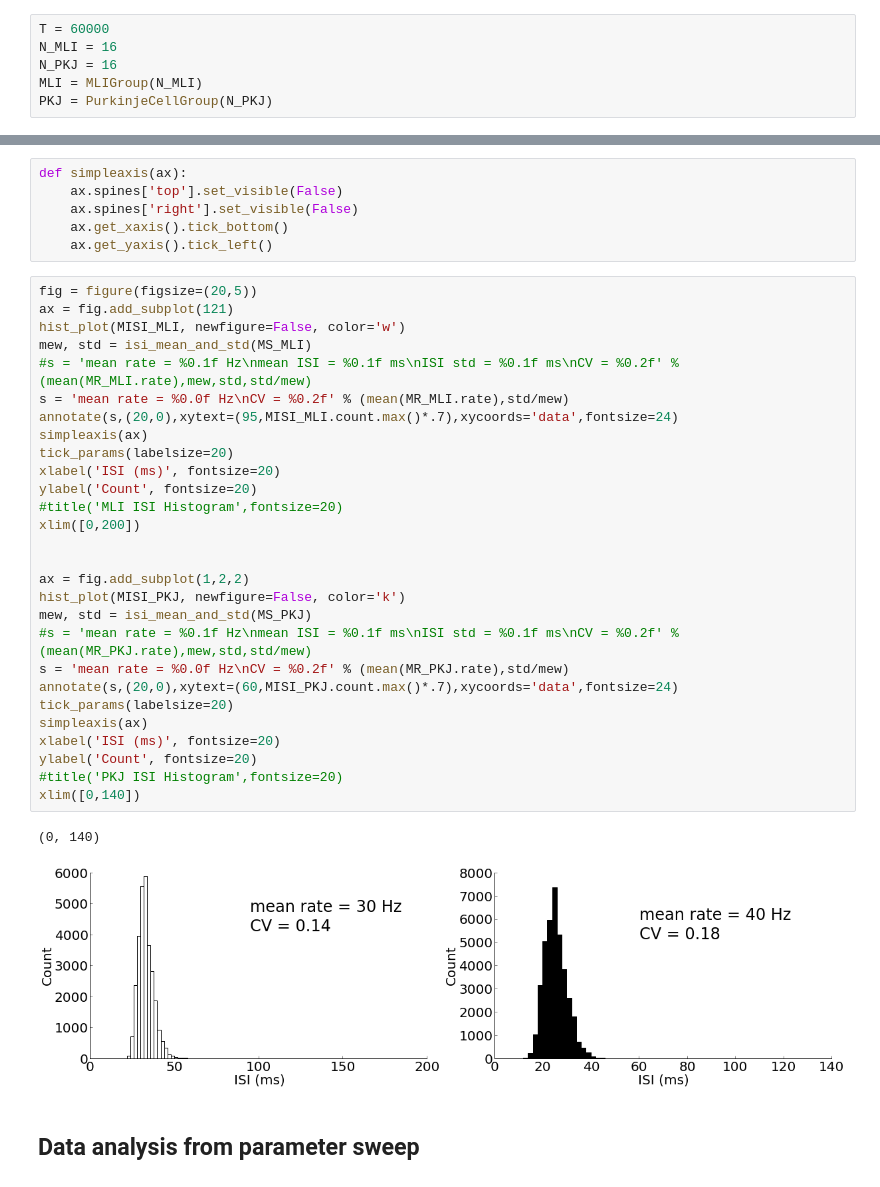
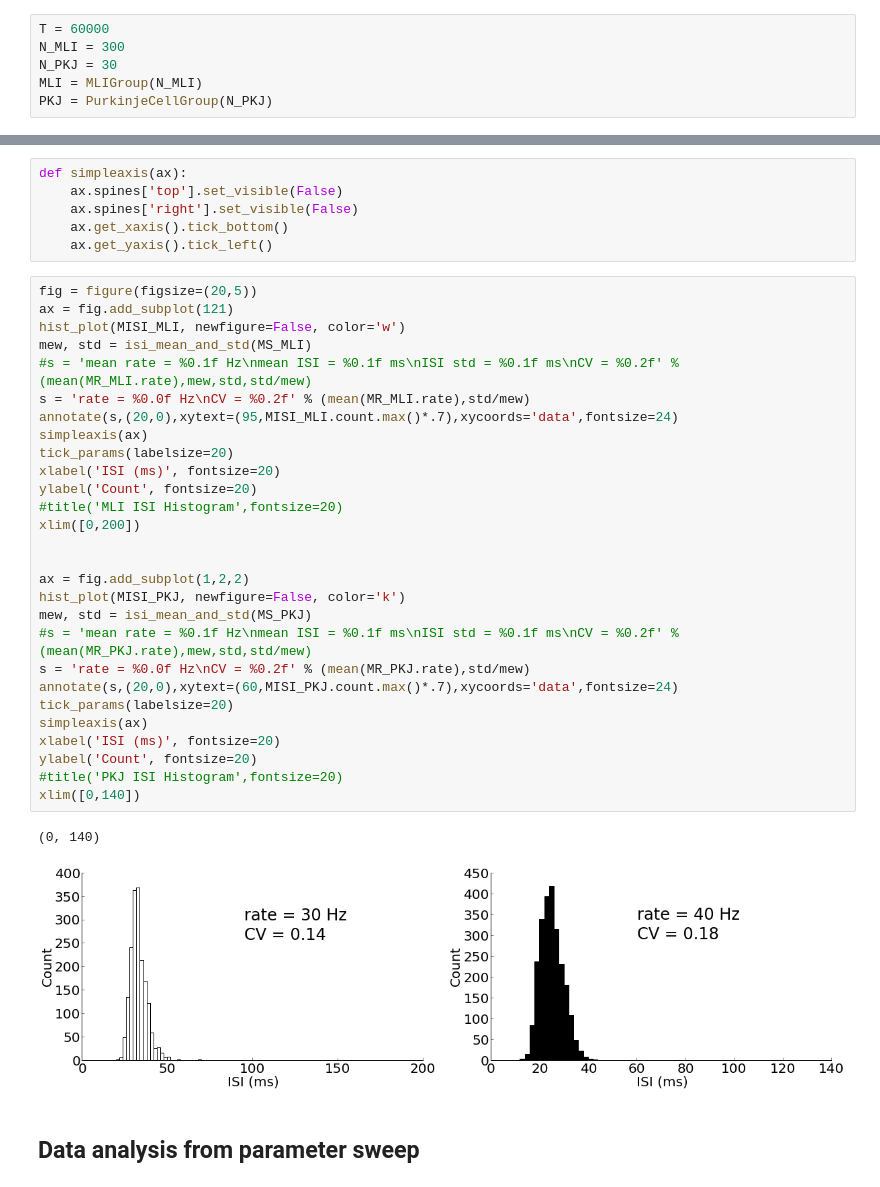
Before and after one commit to blennon/research, a Jupyter notebook: neuron_models/notebooks/MLI_PKJ_ISI.ipynb, the cells around one changed output, grey strips where cells are left out. Cells and saved outputs as stored; diff of their text form.

```diff
--- a/neuron_models/notebooks/MLI_PKJ_ISI.ipynb
+++ b/neuron_models/notebooks/MLI_PKJ_ISI.ipynb
@@ -27,8 +27,8 @@ set_global_preferences(useweave=True, usenewpropagate=True, usecodegen=True, use
 defaultclock.dt = .5*ms
 # %%
 T = 60000
-N_MLI = 16
-N_PKJ = 16
+N_MLI = 300
+N_PKJ = 30
 MLI = MLIGroup(N_MLI)
 PKJ = PurkinjeCellGroup(N_PKJ)
 # %% [output]
@@ -98,34 +99,34 @@ def simpleaxis(ax):
 # %%
 fig = figure(figsize=(20,5))
 ax = fig.add_subplot(121)
 hist_plot(MISI_MLI, newfigure=False, color='w')
 mew, std = isi_mean_and_std(MS_MLI)
 #s = 'mean rate = %0.1f Hz\nmean ISI = %0.1f ms\nISI std = %0.1f ms\nCV = %0.2f' % (mean(MR_MLI.rate),mew,std,std/mew)
-s = 'mean rate = %0.0f Hz\nCV = %0.2f' % (mean(MR_MLI.rate),std/mew)
+s = 'rate = %0.0f Hz\nCV = %0.2f' % (mean(MR_MLI.rate),std/mew)
 annotate(s,(20,0),xytext=(95,MISI_MLI.count.max()*.7),xycoords='data',fontsize=24)
 simpleaxis(ax)
 tick_params(labelsize=20)
 xlabel('ISI (ms)', fontsize=20)
 ylabel('Count', fontsize=20)
 #title('MLI ISI Histogram',fontsize=20)
 xlim([0,200])
 
 
 ax = fig.add_subplot(1,2,2)
 hist_plot(MISI_PKJ, newfigure=False, color='k')
 mew, std = isi_mean_and_std(MS_PKJ)
 #s = 'mean rate = %0.1f Hz\nmean ISI = %0.1f ms\nISI std = %0.1f ms\nCV = %0.2f' % (mean(MR_PKJ.rate),mew,std,std/mew)
-s = 'mean rate = %0.0f Hz\nCV = %0.2f' % (mean(MR_PKJ.rate),std/mew)
+s = 'rate = %0.0f Hz\nCV = %0.2f' % (mean(MR_PKJ.rate),std/mew)
 annotate(s,(20,0),xytext=(60,MISI_PKJ.count.max()*.7),xycoords='data',fontsize=24)
 tick_params(labelsize=20)
 simpleaxis(ax)
 xlabel('ISI (ms)', fontsize=20)
 ylabel('Count', fontsize=20)
 #title('PKJ ISI Histogram',fontsize=20)
 xlim([0,140])
 # %% [output]
 (0, 140)
-[figure, old version]
+[figure, new version]
 # %% [markdown]
 <h2>Data analysis from parameter sweep</h2>
 # %%
```
Also changed, not shown: parts of 3 cells of this notebook, 2 other files.
